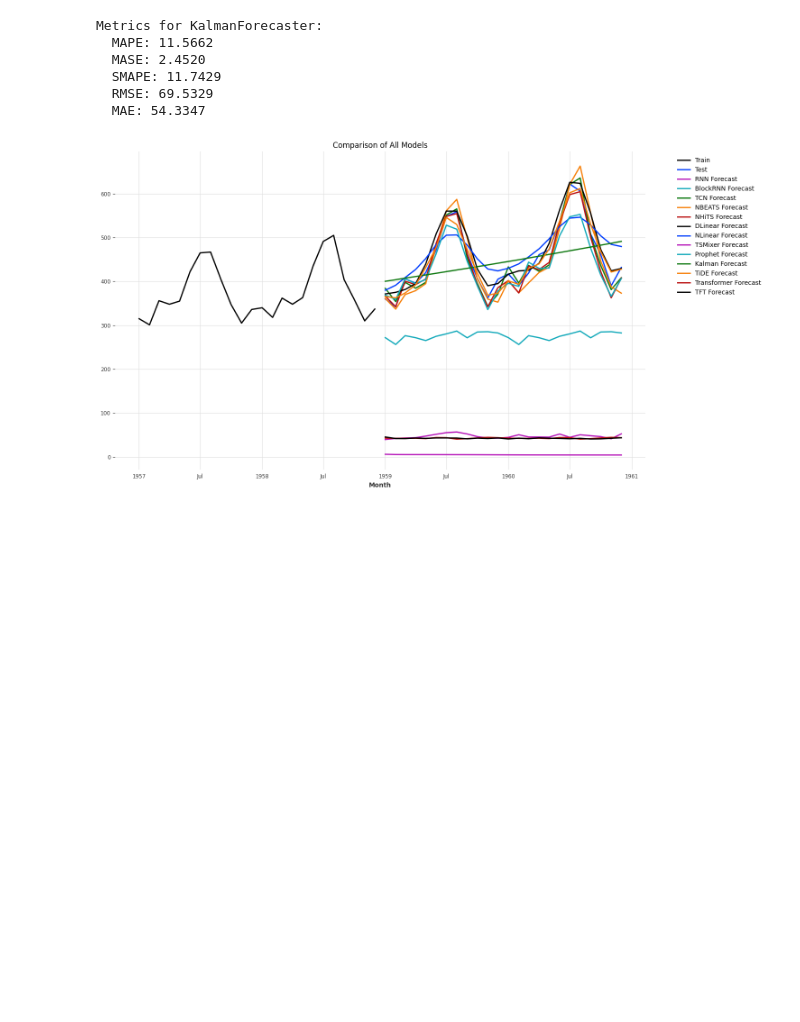
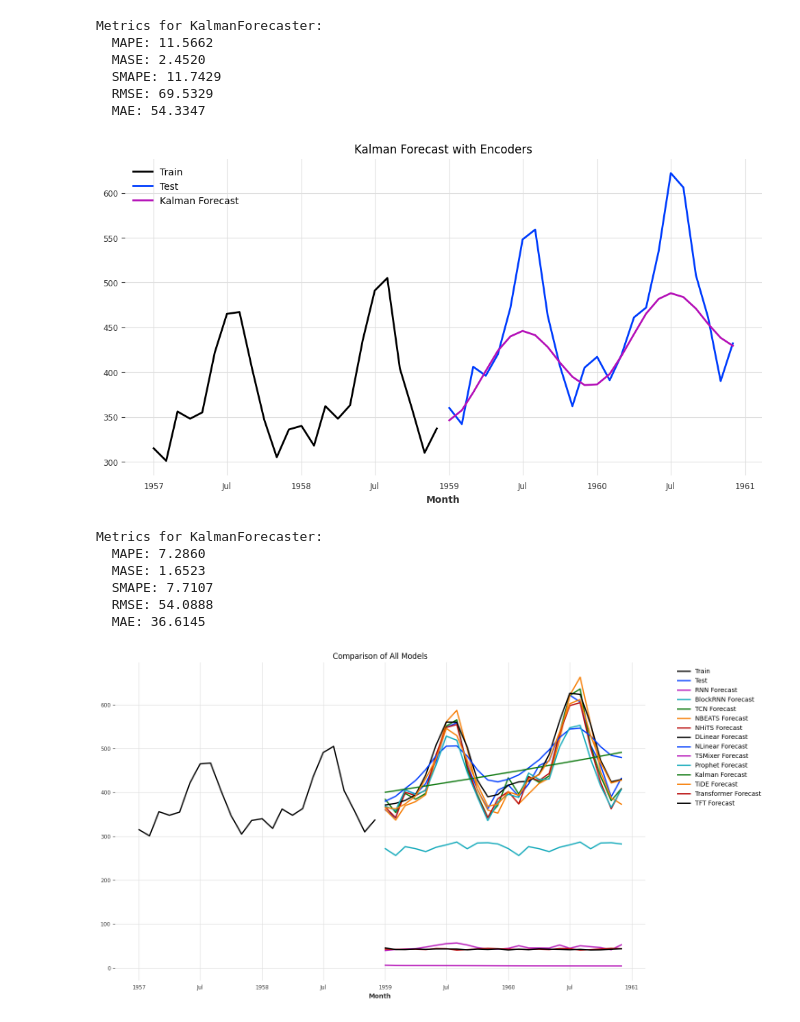
Before and after one commit to sm4rtm4art/TimeSeries, a Jupyter notebook: notebooks/Darts/4_Darts_Time_Mixer.ipynb, the cells around one changed output. Cells and saved outputs as stored; diff of their text form; code cells hidden in the pictures; blank space fills up the shorter version.

```diff
--- a/notebooks/Darts/4_Darts_Time_Mixer.ipynb
+++ b/notebooks/Darts/4_Darts_Time_Mixer.ipynb
@@ -973,6 +978,48 @@ Metrics for KalmanForecaster:
   SMAPE: 11.7429
   RMSE: 69.5329
   MAE: 54.3347
+# %%
+add_encoders = {
+    'cyclic': {'future': ['month']},
+    # 'datetime_attribute': {'future': ['hour', 'dayofweek']},
+    #'position': {'past': ['relative'], 'future': ['relative']},
+    #'custom': {'past': [lambda idx: (idx.year - 1950) / 50]},
+    'transformer': Scaler(),
+   'tz': 'CET',
+}
+
+kalman_model = KalmanForecaster(
+    dim_x=1,  # Dimension of the state vector
+    add_encoders=add_encoders
+)
+
+# Train the model
+kalman_model.fit(train)
+
+# Make predictions
+kalman_forecast = kalman_model.predict(len(test))
+
+# Plot the results
+plt.figure(figsize=(12, 6))
+train[-24:].plot(label='Train')
+test.plot(label='Test')
+kalman_forecast.plot(label='Kalman Forecast')
+plt.legend()
+plt.title('Kalman Forecast with Encoders')
+plt.show()
+
+metrics = evaluate_model(kalman_model, train, test)
+print(f"\nMetrics for {kalman_model.__class__.__name__}:")
+for metric, value in metrics.items():
+    print(f"  {metric}: {value:.4f}")
+# %% [output]
+[figure, added]
+Metrics for KalmanForecaster:
+  MAPE: 7.2860
+  MASE: 1.6523
+  SMAPE: 7.7107
+  RMSE: 54.0888
+  MAE: 36.6145
 # %%
 # Create a dictionary of model forecasts
 forecasts = {
```
Also changed, not shown: parts of 8 cells of this notebook, 16 other files.
